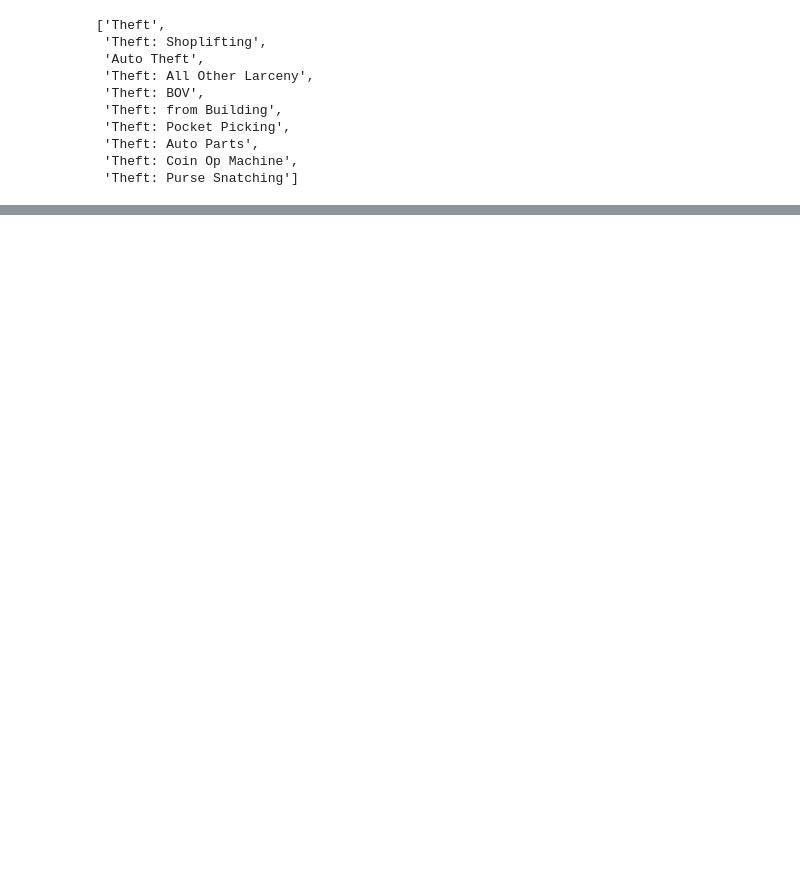
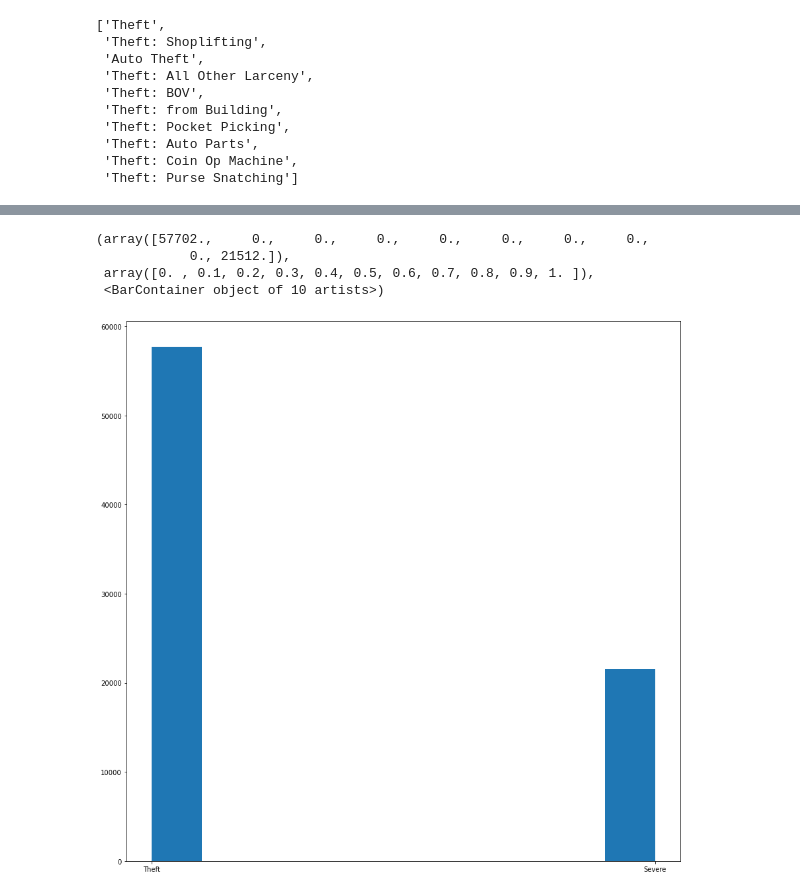
Before and after one commit to qnchenry-q/Crime_Instance_Analysis, a Jupyter notebook: moreEDA_Supervised.ipynb, the cells around one changed output, grey strips where cells are left out. Cells and saved outputs as stored; diff of their text form; code cells hidden in the pictures; blank space fills up the shorter version.

```diff
--- a/moreEDA_Supervised.ipynb
+++ b/moreEDA_Supervised.ipynb
@@ -170,0 +250,11 @@ severe_crime_df
+# %%
+#plot distribution of severe to non severe
+severe_ratio = ['Severe' if x==True else 'Theft' for x in Austin['severe']]
+fig, ax = plt.subplots(figsize = (15,15))
+ax.hist(severe_ratio)
+# %% [output]
+(array([57702.,     0.,     0.,     0.,     0.,     0.,     0.,     0.,
+            0., 21512.]),
+ array([0. , 0.1, 0.2, 0.3, 0.4, 0.5, 0.6, 0.7, 0.8, 0.9, 1. ]),
+ <BarContainer object of 10 artists>)
+[figure, added]
```
Also changed, not shown: parts of 49 cells of this notebook, 3 other files.
